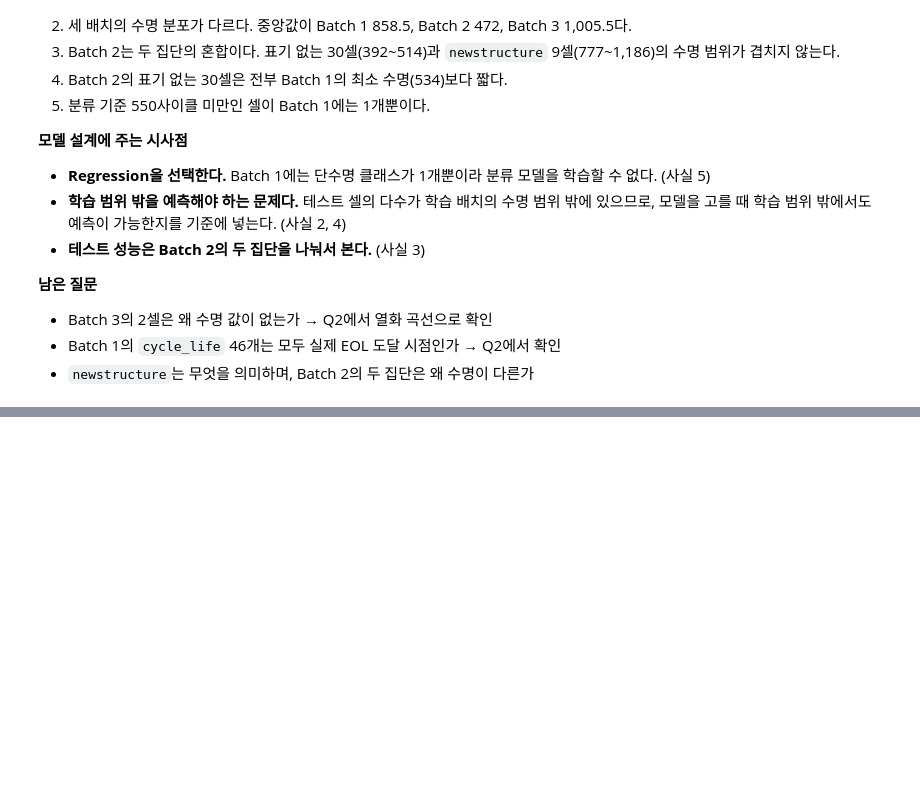
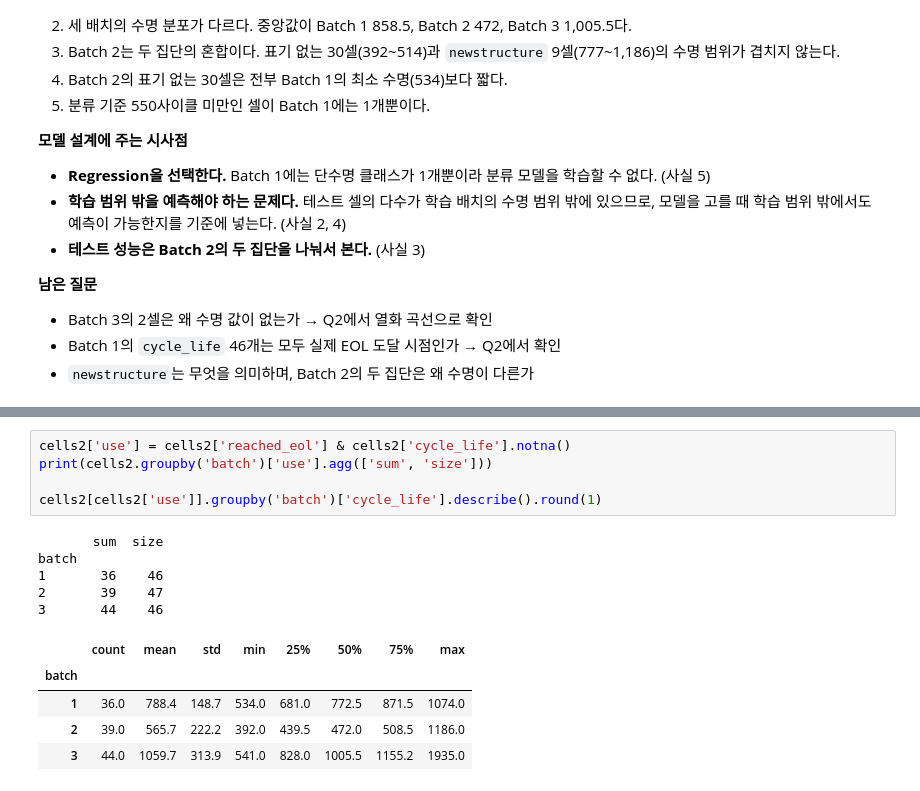
Before and after one commit to kyubin0973/DA-mini, a Jupyter notebook: notebooks/01_EDA.ipynb, the cells around one changed output, grey strips where cells are left out. Drawn from its saved outputs; the diff is of its cells as text; blank space fills up the shorter version.

```diff
--- a/notebooks/01_EDA.ipynb
+++ b/notebooks/01_EDA.ipynb
@@ -314,0 +489,16 @@ ratio
+# %%
+cells2['use'] = cells2['reached_eol'] & cells2['cycle_life'].notna()
+print(cells2.groupby('batch')['use'].agg(['sum', 'size']))
+
+cells2[cells2['use']].groupby('batch')['cycle_life'].describe().round(1)
+# %% [output]
+       sum  size
+batch
+1       36    46
+2       39    47
+3       44    46
+|  | count | mean | std | min | 25% | 50% | 75% | max |
+| batch |  |  |  |  |  |  |  |  |
+| 1 | 36.0 | 788.4 | 148.7 | 534.0 | 681.0 | 772.5 | 871.5 | 1074.0 |
+| 2 | 39.0 | 565.7 | 222.2 | 392.0 | 439.5 | 472.0 | 508.5 | 1186.0 |
+| 3 | 44.0 | 1059.7 | 313.9 | 541.0 | 828.0 | 1005.5 | 1155.2 | 1935.0 |
```
Also changed, not shown: parts of 27 cells of this notebook, 2 other files.
